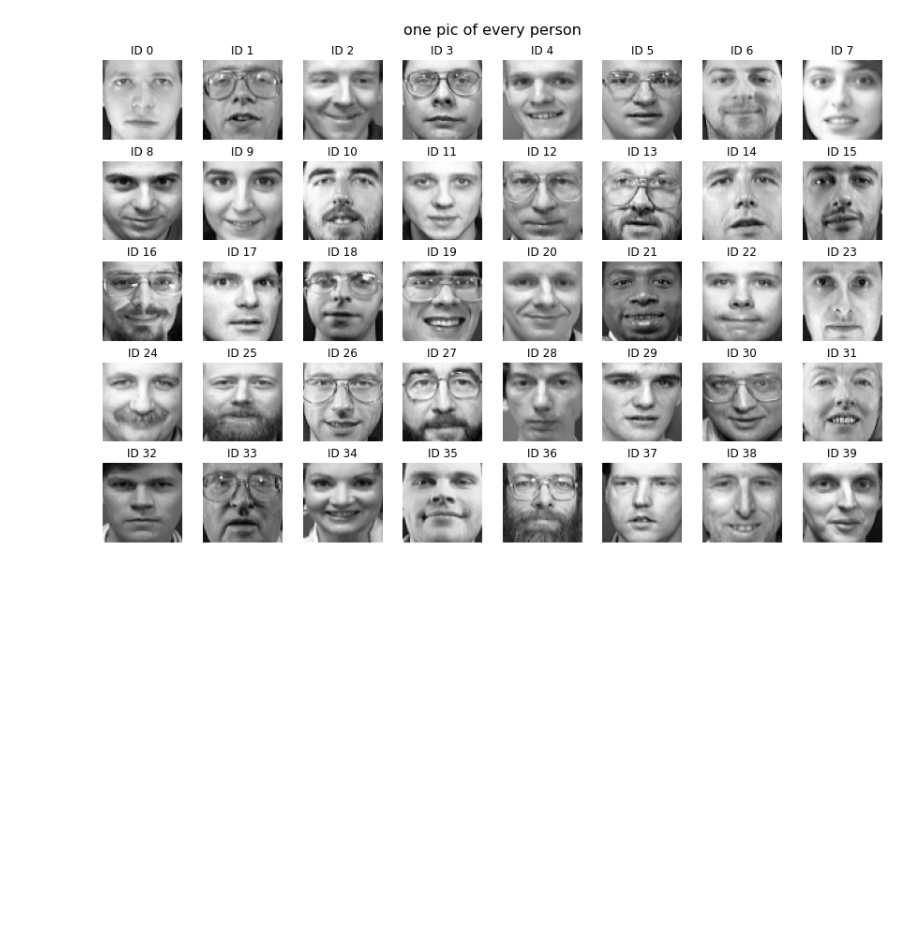
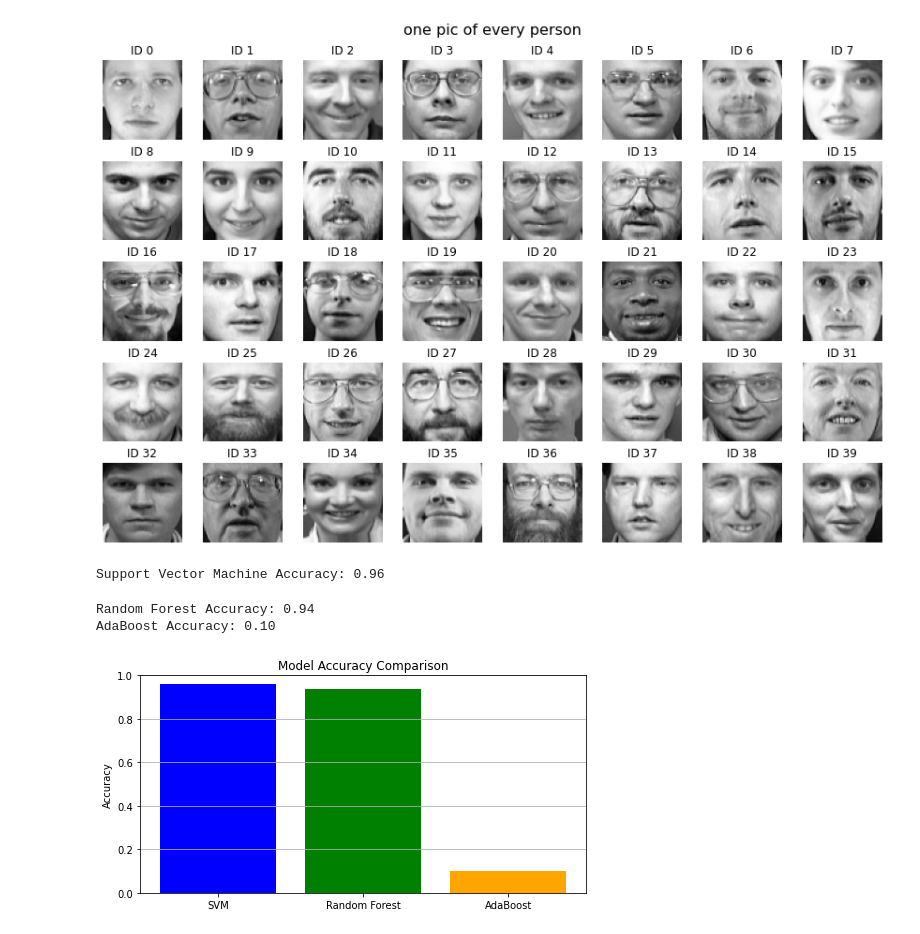
Before and after one commit to Arefe-Masnouie/data-mining, a Jupyter notebook: ML/supervised_learning/final-pro/ex-4/ex4.ipynb, the cells around one changed output. Saved outputs shown, nothing was run; the diff lists cells and outputs as text; code cells hidden in the pictures; blank space fills up the shorter version.

Commit message:
adaboost

```diff
--- a/ML/supervised_learning/final-pro/ex-4/ex4.ipynb
+++ b/ML/supervised_learning/final-pro/ex-4/ex4.ipynb
@@ -50,4 +49,41 @@ plt.show()
 # %% [output]
 [figure]
 # %%
-#
+#modeling
+sv_mod = SVC(kernel='rbf', C=10, gamma=0.01)
+sv_mod.fit(X_train,y_train)
+
+y_pred = sv_mod.predict(X_test)
+acc = accuracy_score(y_test, y_pred)
+print(f"Support Vector Machine Accuracy: {acc:.2f}")
+# %% [output]
+Support Vector Machine Accuracy: 0.96
+# %%
+#random forest and adaboost
+rf = RandomForestClassifier(n_estimators=100, random_state=42)
+rf.fit(X_train, y_train)
+rf_pred = rf.predict(X_test)
+rf_acc = accuracy_score(y_test, rf_pred)
+print(f"Random Forest Accuracy: {rf_acc:.2f}")
+
+ada = AdaBoostClassifier(n_estimators=100, random_state=42)
+ada.fit(X_train, y_train)
+ada_pred = ada.predict(X_test)
+ada_acc = accuracy_score(y_test, ada_pred)
+print(f"AdaBoost Accuracy: {ada_acc:.2f}")
+# %% [output]
+Random Forest Accuracy: 0.94
+AdaBoost Accuracy: 0.10
+# %%
+models = ['SVM', 'Random Forest', 'AdaBoost']
+accuracies = [acc, rf_acc, ada_acc]
+
+plt.figure(figsize=(8, 4))
+plt.bar(models, accuracies, color=['blue', 'green', 'orange'])
+plt.ylabel('Accuracy')
+plt.title('Model Accuracy Comparison')
+plt.ylim(0, 1)
+plt.grid(True, axis='y')
+plt.show()
+# %% [output]
+[figure, added]
```
Also changed, not shown: parts of 2 cells of this notebook.
